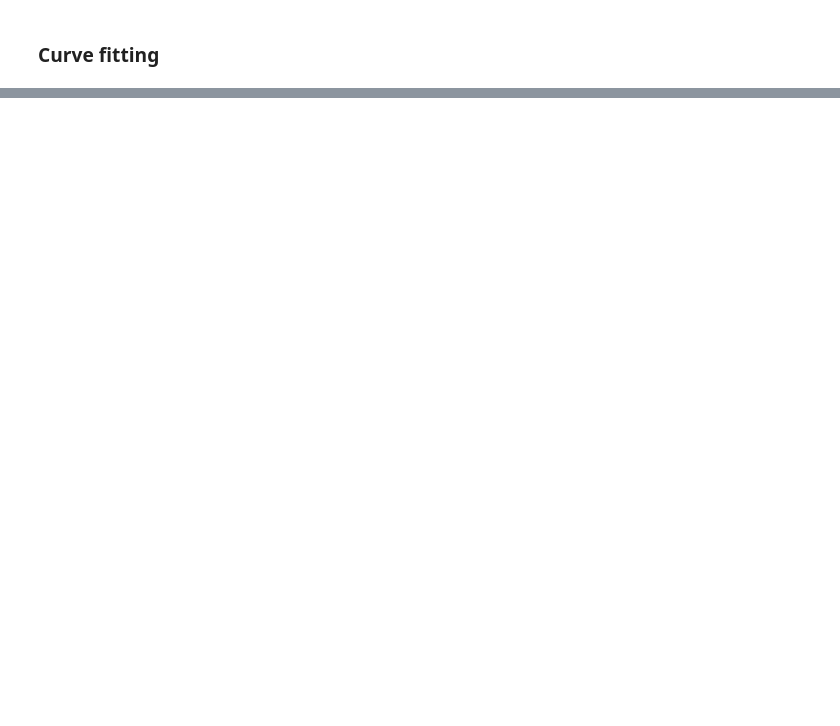
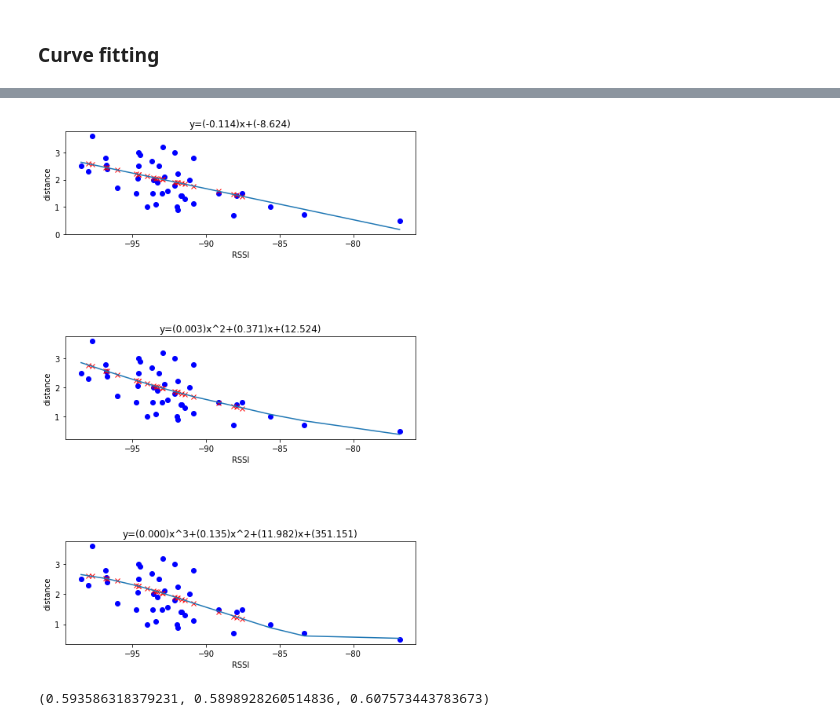
Before and after one commit to MinorOrg/MQTT-pi-subscriber, a Jupyter notebook: rssi-calculations.ipynb, the cells around one changed output, grey strips where cells are left out. Saved outputs shown, nothing was run; the diff lists cells and outputs as text; code cells hidden in the pictures; blank space fills up the shorter version.

```diff
--- a/rssi-calculations.ipynb
+++ b/rssi-calculations.ipynb
@@ -838,2 +916,0 @@ curveFitting(esp1_avg_array)
-# %%
-curveFitting(esp2_avg_array)
@@ -845,0 +926,9 @@ curveFitting(esp3_avg_array)
+# %%
+E21,E22,E23 = curveFitting(esp2_avg_array)
+# %% [output]
+[figure, added]
+# %%
+n2=(np.mean(E21),np.mean(E22),np.mean(E23))
+n2
+# %% [output]
+(0.593586318379231, 0.5898928260514836, 0.607573443783673)
```
Also changed, not shown: parts of 24 cells of this notebook, 5 other files.
